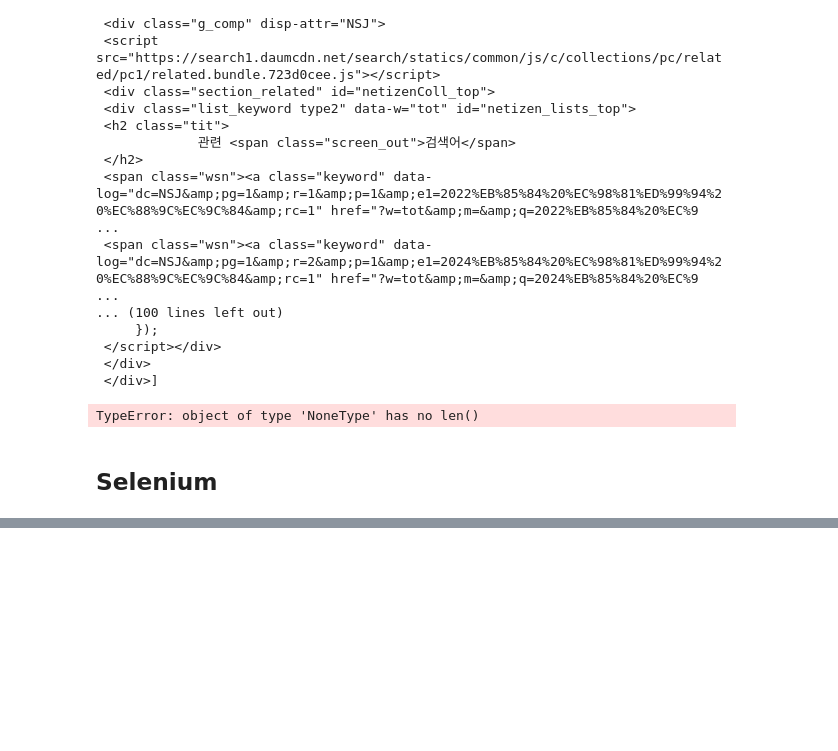
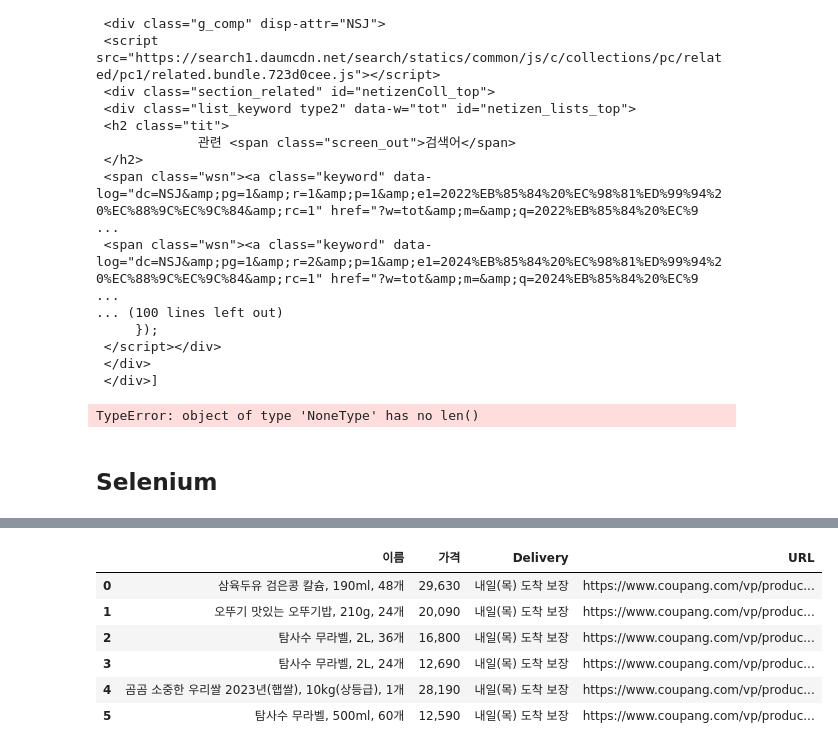
Before and after one commit to WoSIN98/Ubion_, a Jupyter notebook: market/project1/02.데이터수집/01.Crawling을 활용한 데이터 수집.ipynb, the cells around one changed output, grey strips where cells are left out. Drawn from its saved outputs; the diff is of its cells as text; code cells hidden in the pictures; blank space fills up the shorter version.

```diff
--- a/market/project1/02.데이터수집/01.Crawling을 활용한 데이터 수집.ipynb
+++ b/market/project1/02.데이터수집/01.Crawling을 활용한 데이터 수집.ipynb
@@ -367,0 +456,2 @@ driver.find_element(By.ID, 'log.login').click()
+# %%
+data = {'이름' : prd_name, '가격' : prd_price, 'Delivery' : prd_deli, 'URL' : prd_url}
@@ -367,0 +480,12 @@ driver.find_element(By.ID, 'log.login').click()
+# %%
+df = pd.DataFrame(data)
+# %%
+df
+# %% [output]
+|  | 이름 | 가격 | Delivery | URL |
+| 0 | 삼육두유 검은콩 칼슘, 190ml, 48개 | 29,630 | 내일(목) 도착 보장 | https://www.coupang.com/vp/produc... |
+| 1 | 오뚜기 맛있는 오뚜기밥, 210g, 24개 | 20,090 | 내일(목) 도착 보장 | https://www.coupang.com/vp/produc... |
+| 2 | 탐사수 무라벨, 2L, 36개 | 16,800 | 내일(목) 도착 보장 | https://www.coupang.com/vp/produc... |
+| 3 | 탐사수 무라벨, 2L, 24개 | 12,690 | 내일(목) 도착 보장 | https://www.coupang.com/vp/produc... |
+| 4 | 곰곰 소중한 우리쌀 2023년(햅쌀), 10kg(상등급), 1개 | 28,190 | 내일(목) 도착 보장 | https://www.coupang.com/vp/produc... |
+| 5 | 탐사수 무라벨, 500ml, 60개 | 12,590 | 내일(목) 도착 보장 | https://www.coupang.com/vp/produc... |
```
Also changed, not shown: parts of 19 cells of this notebook, 18 other files.
